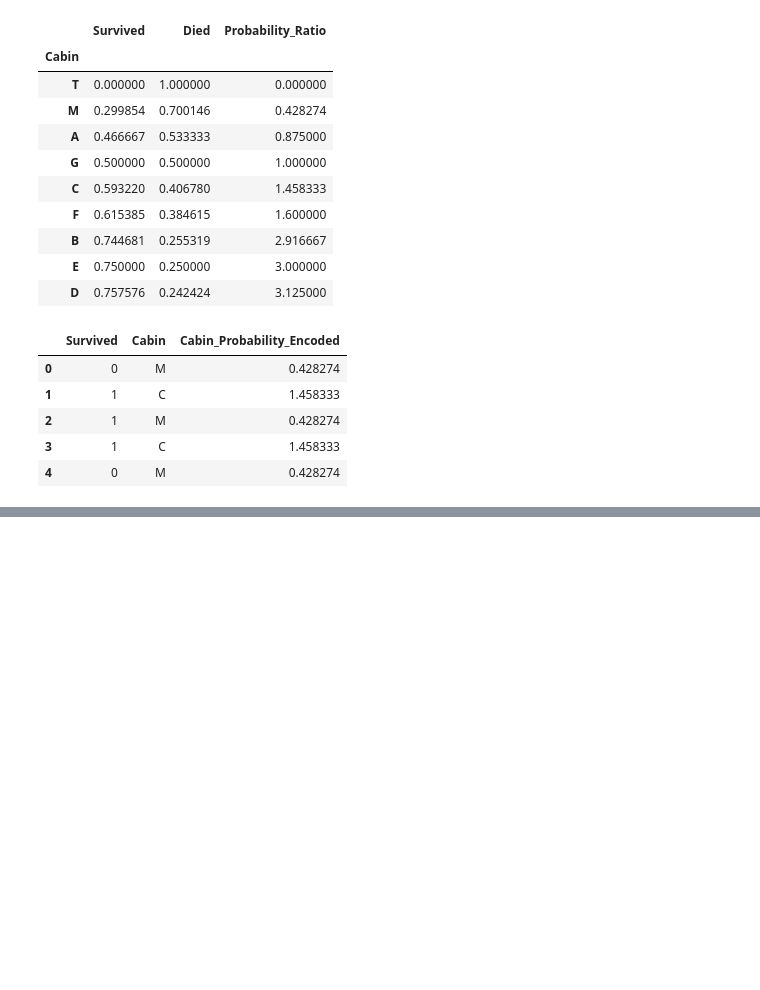
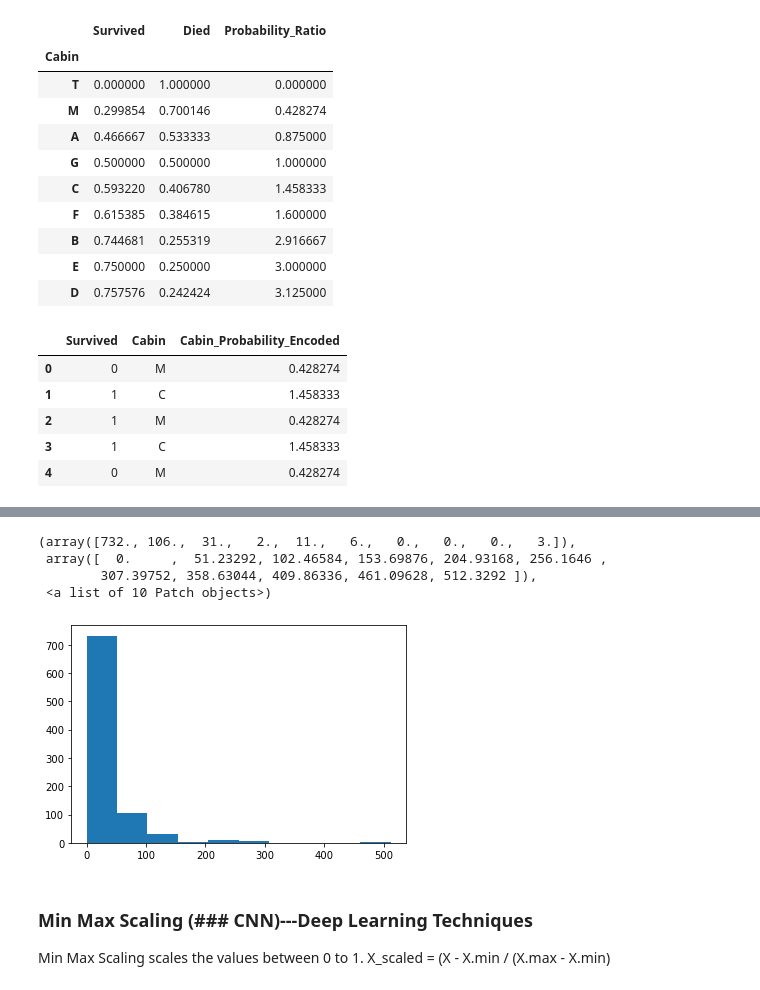
Before and after one commit to itsvivekghosh/10Days_of_FeatureEngineering, a Jupyter notebook: FE_Day5 - Normalization and Standardization.ipynb, the cells around one changed output, grey strips where cells are left out. Saved outputs shown, nothing was run; the diff lists cells and outputs as text; code cells hidden in the pictures; blank space fills up the shorter version.

```diff
--- a/FE_Day5 - Normalization and Standardization.ipynb
+++ b/FE_Day5 - Normalization and Standardization.ipynb
@@ -165,0 +265,13 @@ df.head()
+# %%
+plt.hist(df['Fare'], bins=10)
+# %% [output]
+(array([732., 106.,  31.,   2.,  11.,   6.,   0.,   0.,   0.,   3.]),
+ array([  0.     ,  51.23292, 102.46584, 153.69876, 204.93168, 256.1646 ,
+        307.39752, 358.63044, 409.86336, 461.09628, 512.3292 ]),
+ <a list of 10 Patch objects>)
+[figure, added]
+# %% [markdown]
+
+### Min Max Scaling (### CNN)---Deep Learning Techniques
+
+Min Max Scaling scales the values between 0 to 1. X_scaled = (X - X.min / (X.max - X.min)
```
Also changed, not shown: parts of 43 cells of this notebook.
